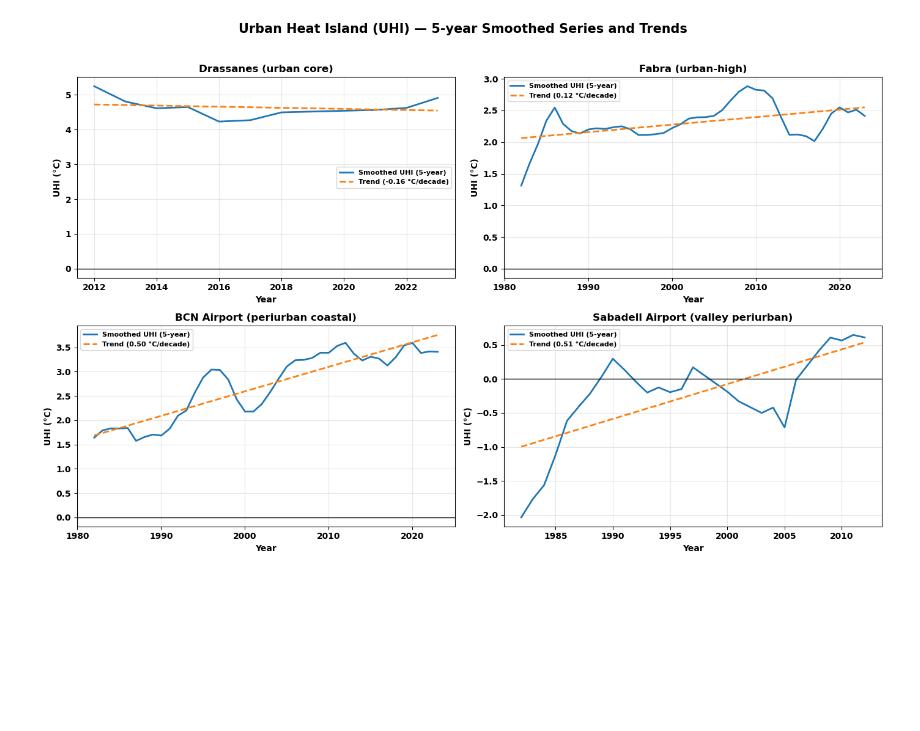
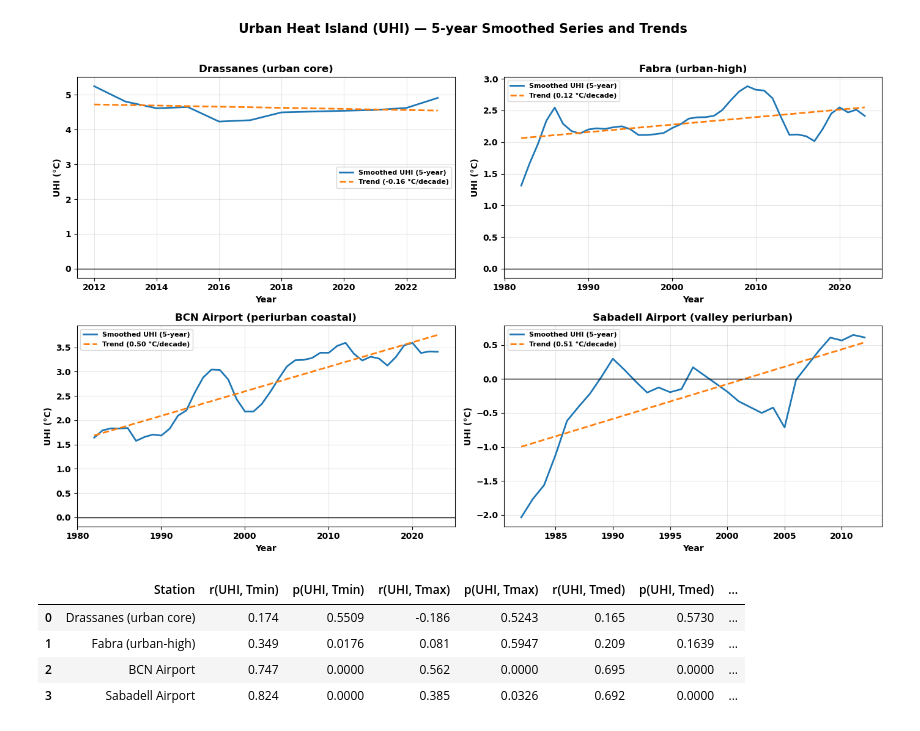
Before and after one commit to rogerespinosamorros/UHI-Barcelona, a Jupyter notebook: notebooks/analisi_temp_estacions.ipynb, the cells around one changed output. Saved outputs shown, nothing was run; the diff lists cells and outputs as text; code cells hidden in the pictures; blank space fills up the shorter version.

```diff
--- a/notebooks/analisi_temp_estacions.ipynb
+++ b/notebooks/analisi_temp_estacions.ipynb
@@ -789,0 +805,44 @@ plt.show()
+# %%
+from scipy.stats import pearsonr
+# Function to compute correlations between UHI and temperature variables
+
+def correlations_temp_vars(df, station_label):
+    df = df.dropna()
+
+    r_tmin, p_tmin = pearsonr(df["tmin"], df["UHI"])
+    r_tmax, p_tmax = pearsonr(df["tmax"], df["UHI"])
+    r_tmed, p_tmed = pearsonr(df["tmed"], df["UHI"])
+    r_atd,  p_atd  = pearsonr(df["ATD"],  df["UHI"])
+
+    return {
+        "Station": station_label,
+        "r(UHI, Tmin)": round(r_tmin, 3),
+        "p(UHI, Tmin)": round(p_tmin, 4),
+
+        "r(UHI, Tmax)": round(r_tmax, 3),
+        "p(UHI, Tmax)": round(p_tmax, 4),
+
+        "r(UHI, Tmed)": round(r_tmed, 3),
+        "p(UHI, Tmed)": round(p_tmed, 4),
+
+        "r(UHI, ATD)": round(r_atd, 3),
+        "p(UHI, ATD)": round(p_atd, 4),
+
+        "N years": len(df)
+    }
+# %%
+# Compute correlations for each station
+corr_temp_df = pd.DataFrame([
+    correlations_temp_vars(uhi_drassanes_t, "Drassanes (urban core)"),
+    correlations_temp_vars(uhi_fabra_t, "Fabra (urban-high)"),
+    correlations_temp_vars(uhi_bcn_airport_t, "BCN Airport"),
+    correlations_temp_vars(uhi_sabadell_t, "Sabadell Airport"),
+])
+
+corr_temp_df
+# %% [output]
+|  | Station | r(UHI, Tmin) | p(UHI, Tmin) | r(UHI, Tmax) | p(UHI, Tmax) | r(UHI, Tmed) | p(UHI, Tmed) | ... |
+| 0 | Drassanes (urban core) | 0.174 | 0.5509 | -0.186 | 0.5243 | 0.165 | 0.5730 | ... |
+| 1 | Fabra (urban-high) | 0.349 | 0.0176 | 0.081 | 0.5947 | 0.209 | 0.1639 | ... |
+| 2 | BCN Airport | 0.747 | 0.0000 | 0.562 | 0.0000 | 0.695 | 0.0000 | ... |
+| 3 | Sabadell Airport | 0.824 | 0.0000 | 0.385 | 0.0326 | 0.692 | 0.0000 | ... |
```
Also changed, not shown: parts of 6 cells of this notebook, 24 other files.
